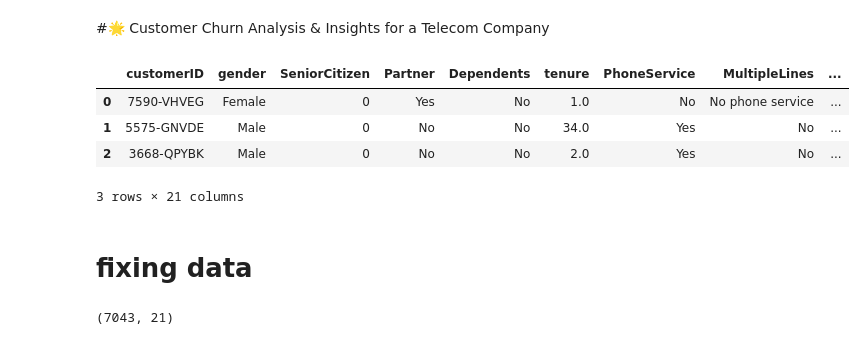
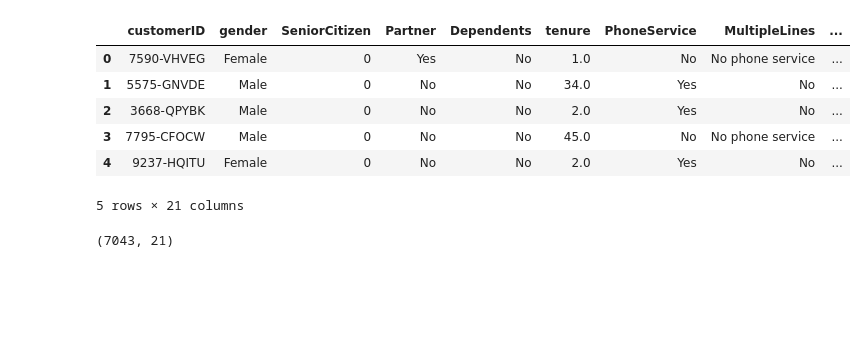
Before and after one commit to Phat-ops/custumers_churn, a Jupyter notebook: predict_custumer_churn.ipynb, the cells around one changed output. Drawn from its saved outputs; the diff is of its cells as text; code cells hidden in the pictures; blank space fills up the shorter version.

```diff
--- a/predict_custumer_churn.ipynb
+++ b/predict_custumer_churn.ipynb
@@ -1,5 +1,3 @@
-# %% [markdown]
-#🌟 Customer Churn Analysis & Insights for a Telecom Company
 # %%
 import pandas as pd
 import numpy as np
@@ -17,16 +15,16 @@ from sklearn.tree import DecisionTreeClassifier
 from sklearn.linear_model import LogisticRegression
 from imblearn.over_sampling import RandomOverSampler
 # %%
-dataset = pd.read_csv(r'/content/ti_le_roi_bo( vien thong).csv')
-dataset.head(3)
+dataset = pd.read_csv(r'C:\Z\Data Science\custumers_churn\churn_dataset.csv')
+dataset.head(5)
 # %% [output]
 |  | customerID | gender | SeniorCitizen | Partner | Dependents | tenure | PhoneService | MultipleLines | ... |
 | 0 | 7590-VHVEG | Female | 0 | Yes | No | 1.0 | No | No phone service | ... |
 | 1 | 5575-GNVDE | Male | 0 | No | No | 34.0 | Yes | No | ... |
 | 2 | 3668-QPYBK | Male | 0 | No | No | 2.0 | Yes | No | ... |
+| 3 | 7795-CFOCW | Male | 0 | No | No | 45.0 | No | No phone service | ... |
+| 4 | 9237-HQITU | Female | 0 | No | No | 2.0 | Yes | No | ... |
-3 rows × 21 columns
+5 rows × 21 columns
-# %% [markdown]
-# fixing data
 # %%
 dataset.shape
 # %% [output]
```
Also changed, not shown: parts of 26 cells of this notebook, 4 other files.
